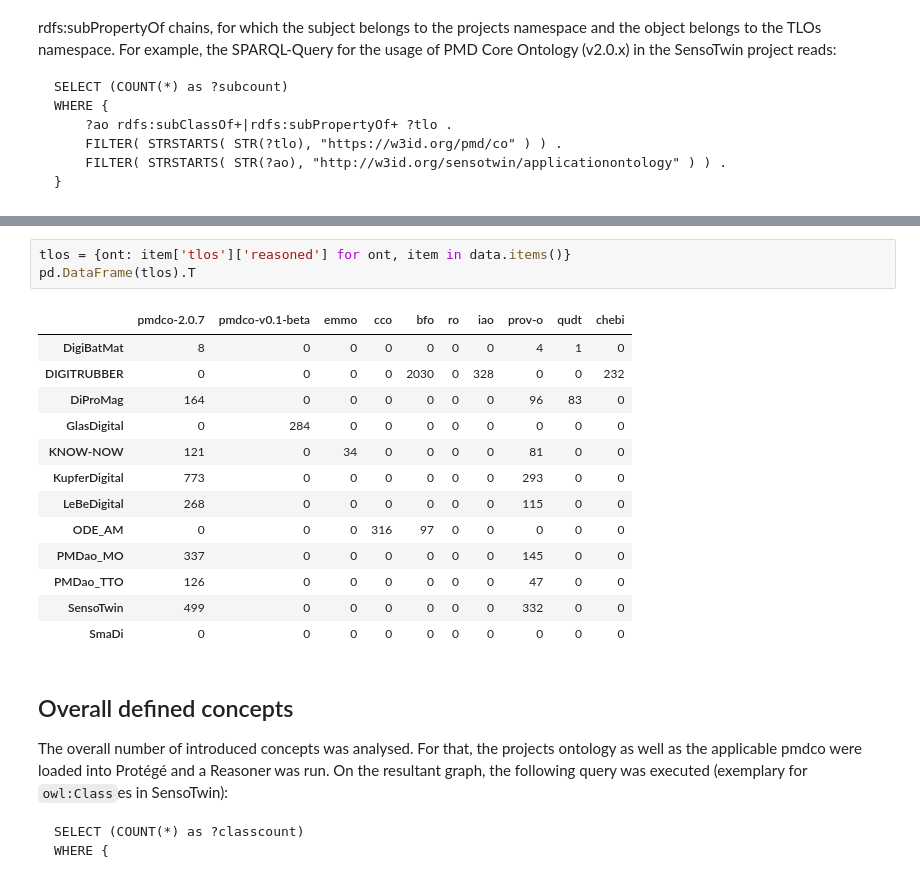
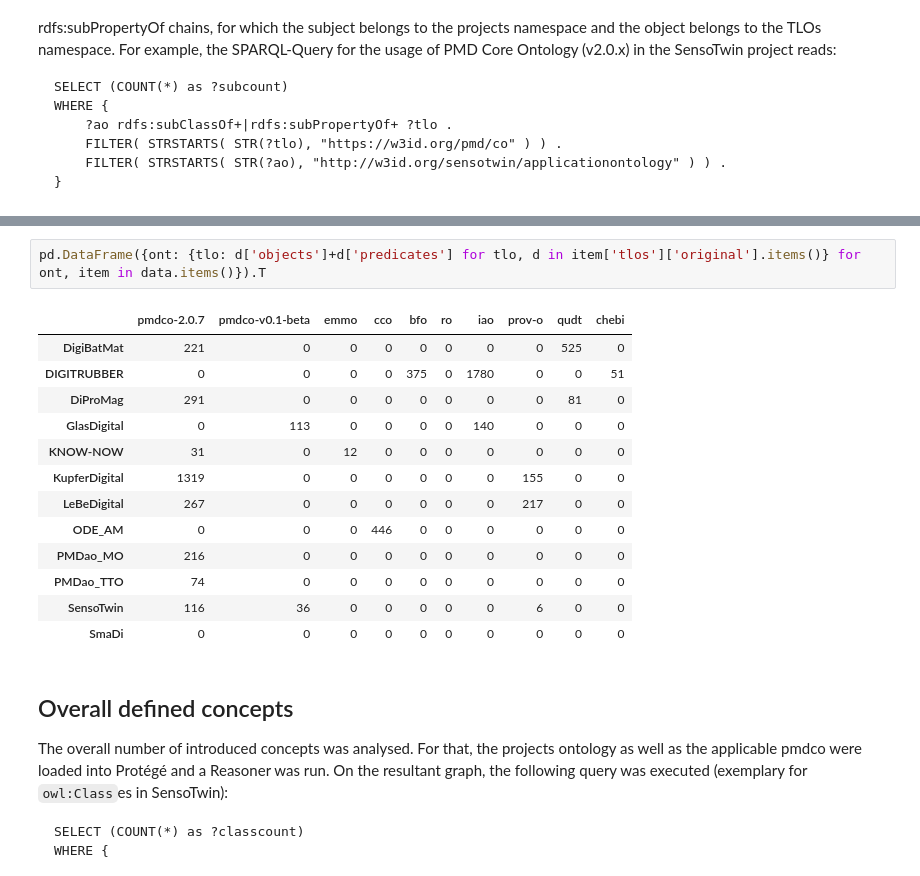
Before and after one commit to materialdigital/materialdigital1_ontology_collection, a Jupyter notebook: eval.ipynb, the cells around one changed output, grey strips where cells are left out. Drawn from its saved outputs; the diff is of its cells as text.

Commit message:
update tlo usage tables

```diff
--- a/eval.ipynb
+++ b/eval.ipynb
@@ -64,19 +73,18 @@ pd.DataFrame(tlos).T
 # %%
-tlos = {ont: item['tlos']['reasoned'] for ont, item in data.items()}
-pd.DataFrame(tlos).T
+pd.DataFrame({ont: {tlo: d['objects']+d['predicates'] for tlo, d in item['tlos']['original'].items()} for ont, item in data.items()}).T
 # %% [output]
 |  | pmdco-2.0.7 | pmdco-v0.1-beta | emmo | cco | bfo | ro | iao | prov-o | qudt | chebi |
-| DigiBatMat | 8 | 0 | 0 | 0 | 0 | 0 | 0 | 4 | 1 | 0 |
-| DIGITRUBBER | 0 | 0 | 0 | 0 | 2030 | 0 | 328 | 0 | 0 | 232 |
-| DiProMag | 164 | 0 | 0 | 0 | 0 | 0 | 0 | 96 | 83 | 0 |
-| GlasDigital | 0 | 284 | 0 | 0 | 0 | 0 | 0 | 0 | 0 | 0 |
-| KNOW-NOW | 121 | 0 | 34 | 0 | 0 | 0 | 0 | 81 | 0 | 0 |
-| KupferDigital | 773 | 0 | 0 | 0 | 0 | 0 | 0 | 293 | 0 | 0 |
-| LeBeDigital | 268 | 0 | 0 | 0 | 0 | 0 | 0 | 115 | 0 | 0 |
-| ODE_AM | 0 | 0 | 0 | 316 | 97 | 0 | 0 | 0 | 0 | 0 |
-| PMDao_MO | 337 | 0 | 0 | 0 | 0 | 0 | 0 | 145 | 0 | 0 |
-| PMDao_TTO | 126 | 0 | 0 | 0 | 0 | 0 | 0 | 47 | 0 | 0 |
-| SensoTwin | 499 | 0 | 0 | 0 | 0 | 0 | 0 | 332 | 0 | 0 |
+| DigiBatMat | 221 | 0 | 0 | 0 | 0 | 0 | 0 | 0 | 525 | 0 |
+| DIGITRUBBER | 0 | 0 | 0 | 0 | 375 | 0 | 1780 | 0 | 0 | 51 |
+| DiProMag | 291 | 0 | 0 | 0 | 0 | 0 | 0 | 0 | 81 | 0 |
+| GlasDigital | 0 | 113 | 0 | 0 | 0 | 0 | 140 | 0 | 0 | 0 |
+| KNOW-NOW | 31 | 0 | 12 | 0 | 0 | 0 | 0 | 0 | 0 | 0 |
+| KupferDigital | 1319 | 0 | 0 | 0 | 0 | 0 | 0 | 155 | 0 | 0 |
+| LeBeDigital | 267 | 0 | 0 | 0 | 0 | 0 | 0 | 217 | 0 | 0 |
+| ODE_AM | 0 | 0 | 0 | 446 | 0 | 0 | 0 | 0 | 0 | 0 |
+| PMDao_MO | 216 | 0 | 0 | 0 | 0 | 0 | 0 | 0 | 0 | 0 |
+| PMDao_TTO | 74 | 0 | 0 | 0 | 0 | 0 | 0 | 0 | 0 | 0 |
+| SensoTwin | 116 | 36 | 0 | 0 | 0 | 0 | 0 | 6 | 0 | 0 |
 | SmaDi | 0 | 0 | 0 | 0 | 0 | 0 | 0 | 0 | 0 | 0 |
 # %% [markdown]
 ## Overall defined concepts
```
Also changed, not shown: parts of 3 cells of this notebook, 13 other files.
